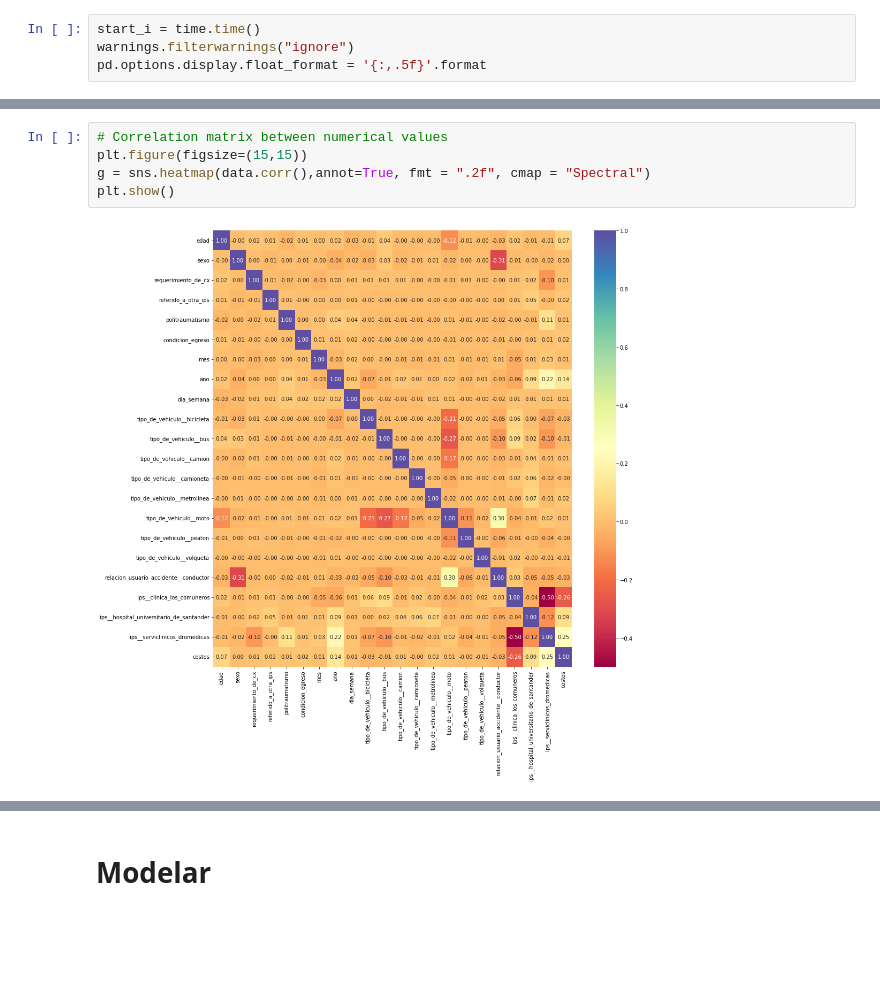
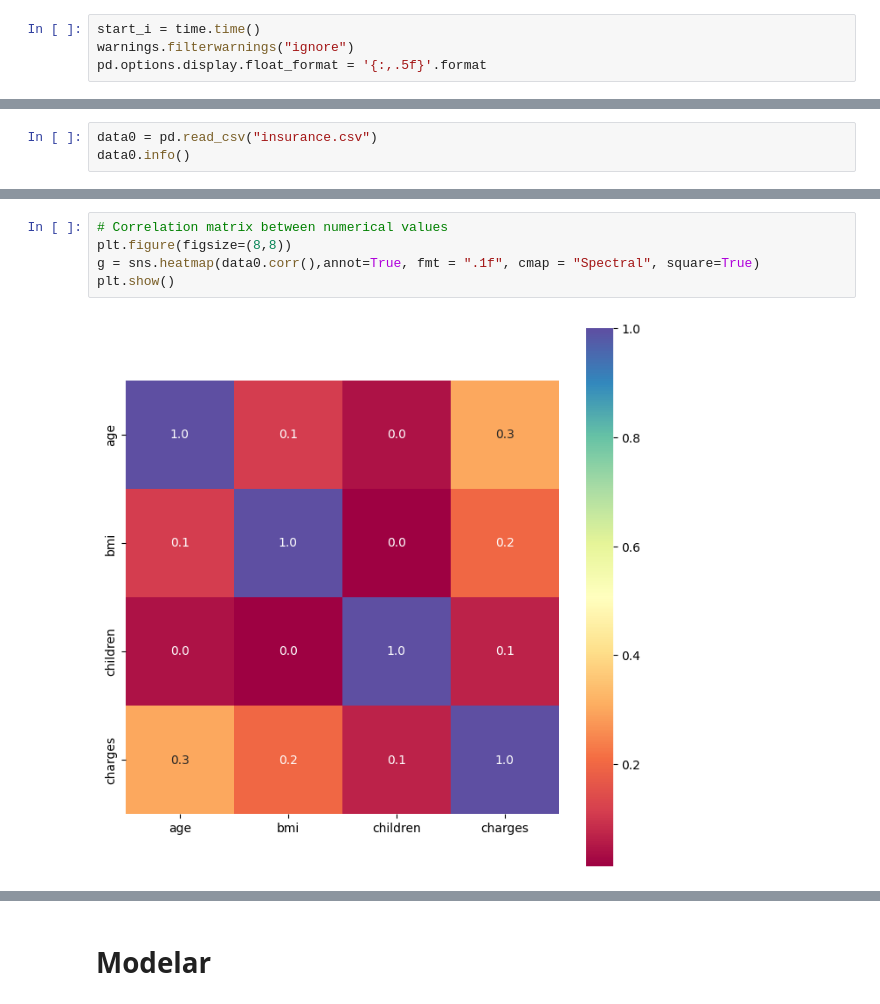
Before and after one commit to dherrerambo/analisis-de-datos-avanzados, a Jupyter notebook: Clase 8 - Ensamble Models/Tarea8.ipynb, the cells around one changed output, grey strips where cells are left out. Saved outputs shown, nothing was run; the diff lists cells and outputs as text; blank space fills up the shorter version.

```diff
--- a/Clase 8 - Ensamble Models/Tarea8.ipynb
+++ b/Clase 8 - Ensamble Models/Tarea8.ipynb
@@ -57,0 +34,3 @@ data.describe().T
+# %%
+data0 = pd.read_csv("insurance.csv")
+data0.info()
@@ -58,7 +120,7 @@ data.describe().T
 # %%
 # Correlation matrix between numerical values
-plt.figure(figsize=(15,15))
-g = sns.heatmap(data.corr(),annot=True, fmt = ".2f", cmap = "Spectral")
+plt.figure(figsize=(8,8))
+g = sns.heatmap(data0.corr(),annot=True, fmt = ".1f", cmap = "Spectral", square=True)
 plt.show()
 # %% [output]
-[figure, old version]
+[figure, new version]
```
Also changed, not shown: parts of 51 cells of this notebook, 4 other files.
